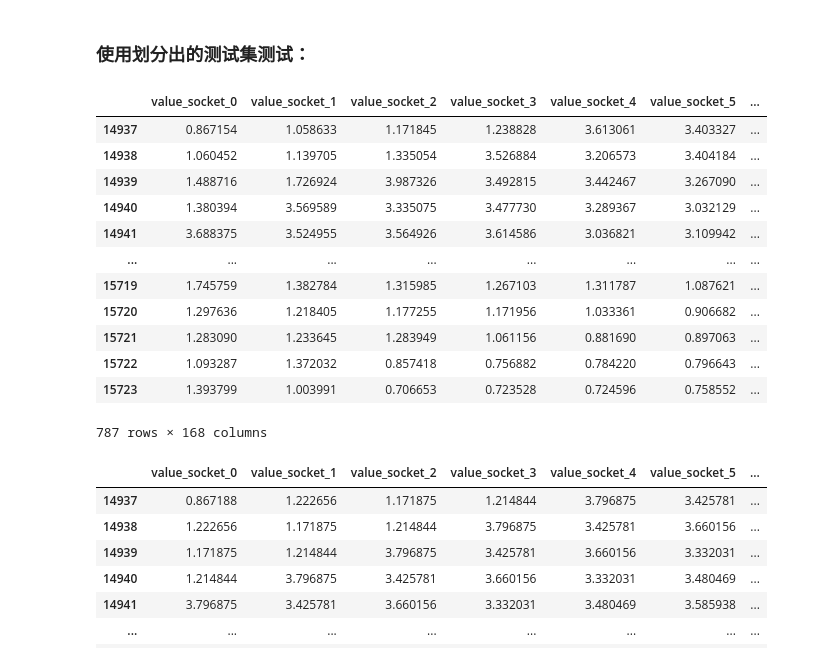
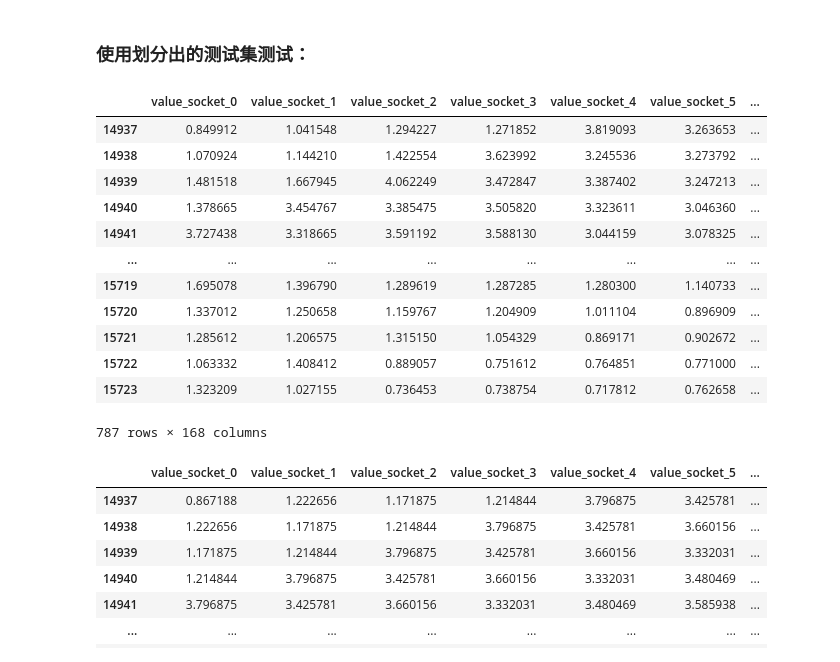
Before and after one commit to ZongXR/Smart-Building-Energy-Consumption-Prediction, a Jupyter notebook: notebooks/LightGBM.ipynb, the cells around one changed output. Saved outputs shown, nothing was run; the diff lists cells and outputs as text; code cells hidden in the pictures.

```diff
--- a/notebooks/LightGBM.ipynb
+++ b/notebooks/LightGBM.ipynb
@@ -291,26 +291,25 @@ y_train_socket
 <li>这里我们使用Auto-regressive distributed lags来构建模型，并使用LightGBM进行预测；</li>
 </ul>
 # %%
-model_socket = MultiOutputRegressor(lgb.LGBMRegressor(objective='regression')).fit(X_train_socket, y_train_socket)
+model_socket = MultiOutputRegressor(LGBMRegressor(n_estimators=1000, learning_rate=0.01, objective='regression', random_state=42), n_jobs=-1).fit(X_train_socket, y_train_socket)
 # %% [markdown]
 <h3>使用划分出的测试集测试：</h3>
 # %%
-pred_socket = pd.DataFrame(model_socket.predict(X_test_socket), columns=targets)
-pred_socket.index = y_test_socket.index
+pred_socket = DataFrame(model_socket.predict(X_test_socket), columns=targets, index=X_test_socket.index)
 pred_socket
 # %% [output]
 |  | value_socket_0 | value_socket_1 | value_socket_2 | value_socket_3 | value_socket_4 | value_socket_5 | ... |
-| 14937 | 0.867154 | 1.058633 | 1.171845 | 1.238828 | 3.613061 | 3.403327 | ... |
-| 14938 | 1.060452 | 1.139705 | 1.335054 | 3.526884 | 3.206573 | 3.404184 | ... |
-| 14939 | 1.488716 | 1.726924 | 3.987326 | 3.492815 | 3.442467 | 3.267090 | ... |
-| 14940 | 1.380394 | 3.569589 | 3.335075 | 3.477730 | 3.289367 | 3.032129 | ... |
-| 14941 | 3.688375 | 3.524955 | 3.564926 | 3.614586 | 3.036821 | 3.109942 | ... |
+| 14937 | 0.849912 | 1.041548 | 1.294227 | 1.271852 | 3.819093 | 3.263653 | ... |
+| 14938 | 1.070924 | 1.144210 | 1.422554 | 3.623992 | 3.245536 | 3.273792 | ... |
+| 14939 | 1.481518 | 1.667945 | 4.062249 | 3.472847 | 3.387402 | 3.247213 | ... |
+| 14940 | 1.378665 | 3.454767 | 3.385475 | 3.505820 | 3.323611 | 3.046360 | ... |
+| 14941 | 3.727438 | 3.318665 | 3.591192 | 3.588130 | 3.044159 | 3.078325 | ... |
 | ... | ... | ... | ... | ... | ... | ... | ... |
-| 15719 | 1.745759 | 1.382784 | 1.315985 | 1.267103 | 1.311787 | 1.087621 | ... |
-| 15720 | 1.297636 | 1.218405 | 1.177255 | 1.171956 | 1.033361 | 0.906682 | ... |
-| 15721 | 1.283090 | 1.233645 | 1.283949 | 1.061156 | 0.881690 | 0.897063 | ... |
-| 15722 | 1.093287 | 1.372032 | 0.857418 | 0.756882 | 0.784220 | 0.796643 | ... |
-| 15723 | 1.393799 | 1.003991 | 0.706653 | 0.723528 | 0.724596 | 0.758552 | ... |
+| 15719 | 1.695078 | 1.396790 | 1.289619 | 1.287285 | 1.280300 | 1.140733 | ... |
+| 15720 | 1.337012 | 1.250658 | 1.159767 | 1.204909 | 1.011104 | 0.896909 | ... |
+| 15721 | 1.285612 | 1.206575 | 1.315150 | 1.054329 | 0.869171 | 0.902672 | ... |
+| 15722 | 1.063332 | 1.408412 | 0.889057 | 0.751612 | 0.764851 | 0.771000 | ... |
+| 15723 | 1.323209 | 1.027155 | 0.736453 | 0.738754 | 0.717812 | 0.762658 | ... |
 787 rows × 168 columns
 # %%
 y_test_socket
```
Also changed, not shown: parts of 6 cells of this notebook, 2 other files.
